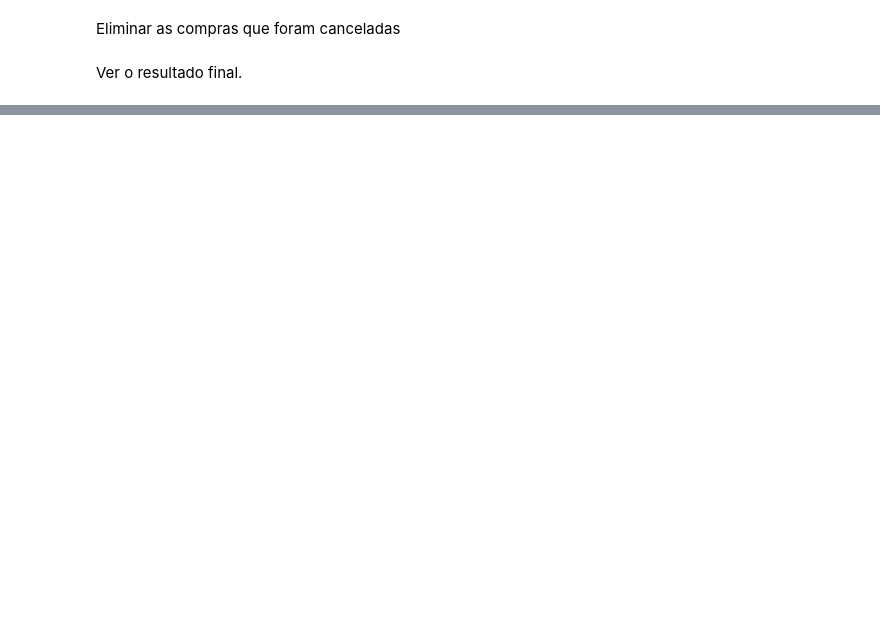
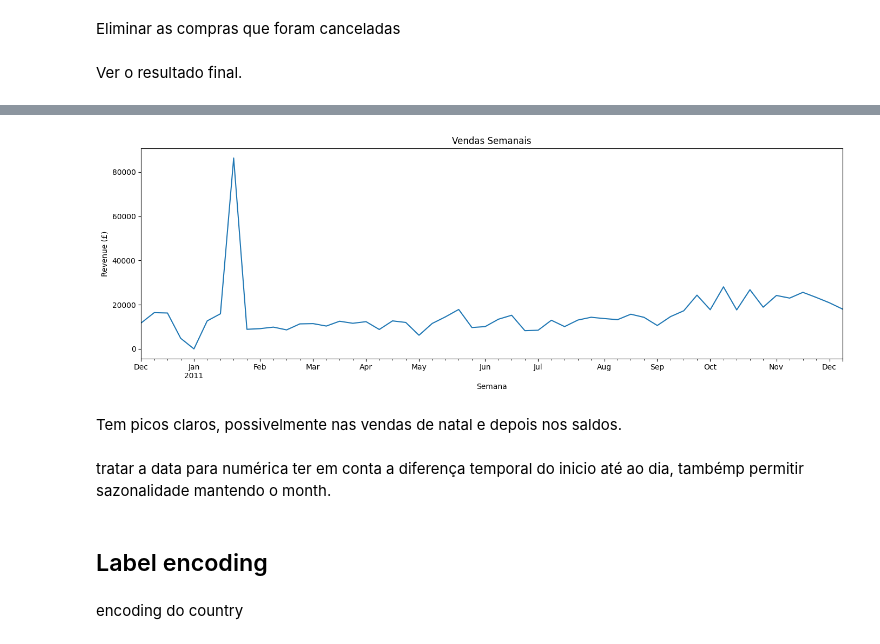
Before and after one commit to rafaelaferr04/online-retail-recommendation-system, a Jupyter notebook: Notebook_OnlineRetail.ipynb, the cells around one changed output, grey strips where cells are left out. Cells and saved outputs as stored; diff of their text form; code cells hidden in the pictures; blank space fills up the shorter version.

```diff
--- a/Notebook_OnlineRetail.ipynb
+++ b/Notebook_OnlineRetail.ipynb
@@ -315,0 +394,9 @@ memory usage: 2.6+ MB
+# %%
+# Vendas semanais
+vendas_semanal = df.set_index('InvoiceDate').resample('W')['Revenue'].sum()
+vendas_semanal.plot(kind='line', figsize=(14, 5), title='Vendas Semanais')
+plt.xlabel('Semana')
+plt.ylabel('Revenue (£)')
+plt.tight_layout(); plt.show()
+# %% [output]
+[figure, added]
@@ -315,0 +418,4 @@ memory usage: 2.6+ MB
+# %% [markdown]
+Tem picos claros, possivelmente nas vendas de natal e depois nos saldos.
+# %% [markdown]
+tratar a data para numérica ter em conta a diferença temporal do inicio até ao dia, tambémp permitir sazonalidade mantendo o month.
@@ -315,0 +427,4 @@ memory usage: 2.6+ MB
+# %% [markdown]
+## Label encoding
+# %% [markdown]
+encoding do country
```
Also changed, not shown: parts of 32 cells of this notebook.
